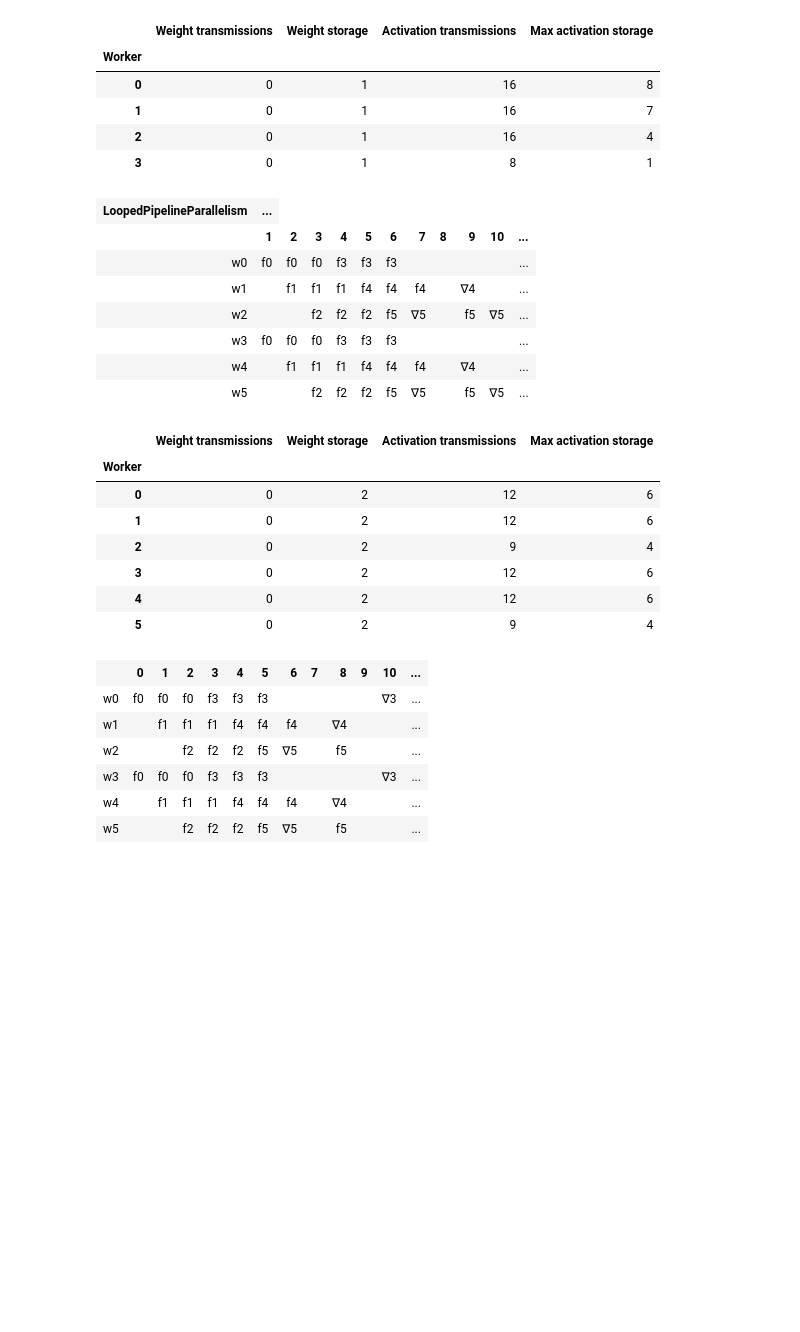
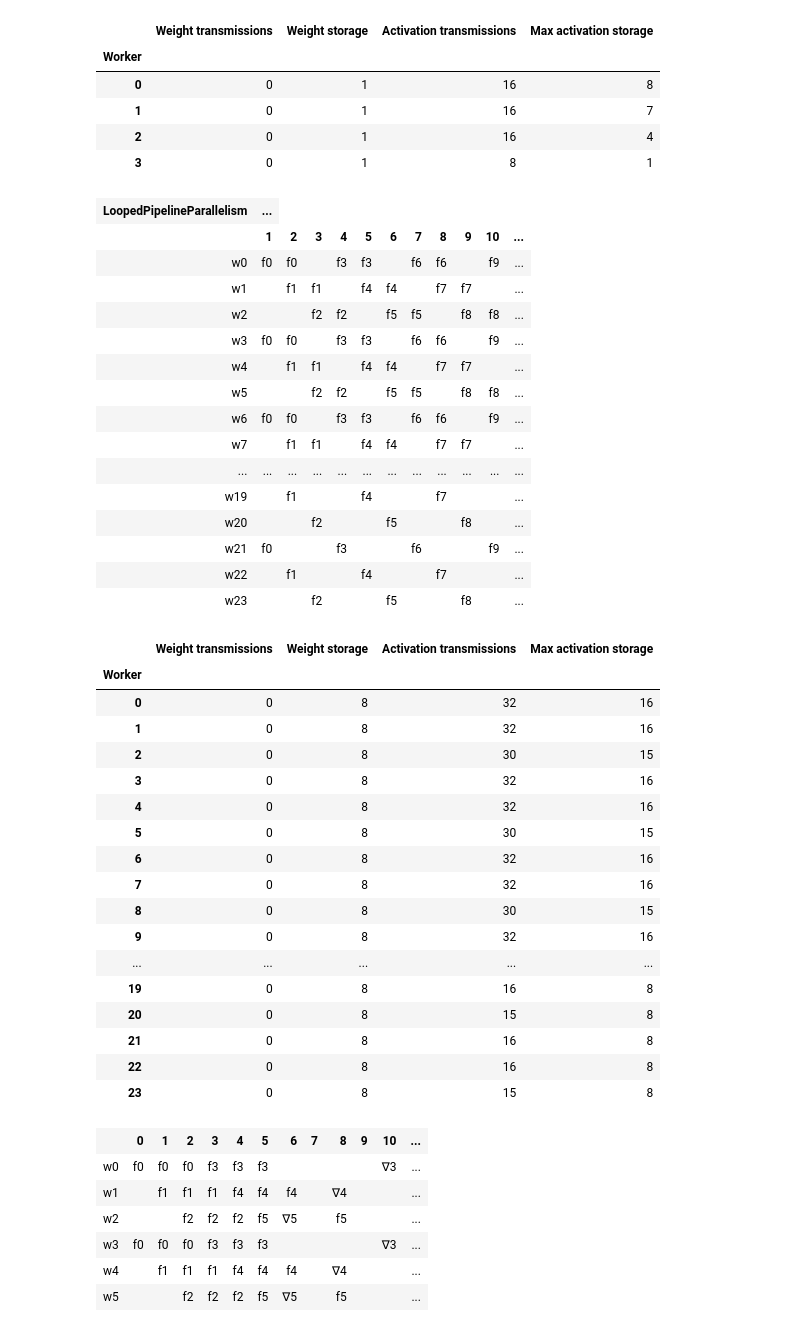
Before and after one commit to a-rahimi/parallel-training, a Jupyter notebook: parallelsim_notebook.ipynb, the cells around one changed output. Saved outputs shown, nothing was run; the diff lists cells and outputs as text; code cells hidden in the pictures; blank space fills up the shorter version.

```diff
--- a/parallelism.ipynb
+++ b/parallelsim_notebook.ipynb
@@ -113,40 +113,62 @@ parallelsim.simulate(
 | 3 | 0 | 1 | 8 | 1 |
 # %%
 group_size = 3
+
+num_stages = 24
+num_workers = 24
+num_batches = 12
 
 
 def LoopedPipelineParallelism(work: Work):
     def h(x, y):
         return (group_size * y % num_workers) + (x % group_size)
 
     worker = h(work.stage, work.batch)
     return ComputeAndWeightWorkers(worker, worker)
 
 
 parallelsim.simulate(
     num_workers,
     num_stages,
     num_batches,
     LoopedPipelineParallelism,
     parallelsim.OldestBatchFirst(num_stages, num_batches),
 )
 # %% [output]
 | LoopedPipelineParallelism | ... |
 |  | 1 | 2 | 3 | 4 | 5 | 6 | 7 | 8 | 9 | 10 | ... |
-| w0 | f0 | f0 | f0 | f3 | f3 | f3 |  |  |  |  | ... |
-| w1 |  | f1 | f1 | f1 | f4 | f4 | f4 |  | ∇4 |  | ... |
-| w2 |  |  | f2 | f2 | f2 | f5 | ∇5 |  | f5 | ∇5 | ... |
-| w3 | f0 | f0 | f0 | f3 | f3 | f3 |  |  |  |  | ... |
-| w4 |  | f1 | f1 | f1 | f4 | f4 | f4 |  | ∇4 |  | ... |
-| w5 |  |  | f2 | f2 | f2 | f5 | ∇5 |  | f5 | ∇5 | ... |
+| w0 | f0 | f0 |  | f3 | f3 |  | f6 | f6 |  | f9 | ... |
+| w1 |  | f1 | f1 |  | f4 | f4 |  | f7 | f7 |  | ... |
+| w2 |  |  | f2 | f2 |  | f5 | f5 |  | f8 | f8 | ... |
+| w3 | f0 | f0 |  | f3 | f3 |  | f6 | f6 |  | f9 | ... |
+| w4 |  | f1 | f1 |  | f4 | f4 |  | f7 | f7 |  | ... |
+| w5 |  |  | f2 | f2 |  | f5 | f5 |  | f8 | f8 | ... |
+| w6 | f0 | f0 |  | f3 | f3 |  | f6 | f6 |  | f9 | ... |
+| w7 |  | f1 | f1 |  | f4 | f4 |  | f7 | f7 |  | ... |
+| ... | ... | ... | ... | ... | ... | ... | ... | ... | ... | ... | ... |
+| w19 |  | f1 |  |  | f4 |  |  | f7 |  |  | ... |
+| w20 |  |  | f2 |  |  | f5 |  |  | f8 |  | ... |
+| w21 | f0 |  |  | f3 |  |  | f6 |  |  | f9 | ... |
+| w22 |  | f1 |  |  | f4 |  |  | f7 |  |  | ... |
+| w23 |  |  | f2 |  |  | f5 |  |  | f8 |  | ... |
 |  | Weight transmissions | Weight storage | Activation transmissions | Max activation storage |
 | Worker |  |  |  |  |
-| 0 | 0 | 2 | 12 | 6 |
-| 1 | 0 | 2 | 12 | 6 |
-| 2 | 0 | 2 | 9 | 4 |
-| 3 | 0 | 2 | 12 | 6 |
-| 4 | 0 | 2 | 12 | 6 |
-| 5 | 0 | 2 | 9 | 4 |
+| 0 | 0 | 8 | 32 | 16 |
+| 1 | 0 | 8 | 32 | 16 |
+| 2 | 0 | 8 | 30 | 15 |
+| 3 | 0 | 8 | 32 | 16 |
+| 4 | 0 | 8 | 32 | 16 |
+| 5 | 0 | 8 | 30 | 15 |
+| 6 | 0 | 8 | 32 | 16 |
+| 7 | 0 | 8 | 32 | 16 |
+| 8 | 0 | 8 | 30 | 15 |
+| 9 | 0 | 8 | 32 | 16 |
+| ... | ... | ... | ... | ... |
+| 19 | 0 | 8 | 16 | 8 |
+| 20 | 0 | 8 | 15 | 8 |
+| 21 | 0 | 8 | 16 | 8 |
+| 22 | 0 | 8 | 16 | 8 |
+| 23 | 0 | 8 | 15 | 8 |
 # %%
 group_size = 3
 
```
Also changed, not shown: 3 other files.
